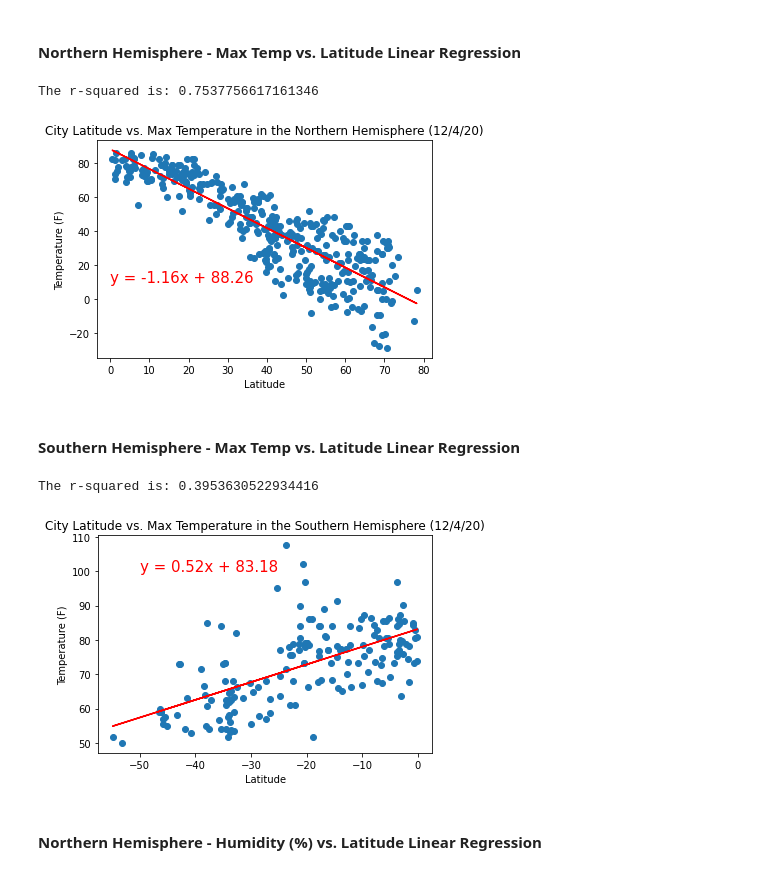
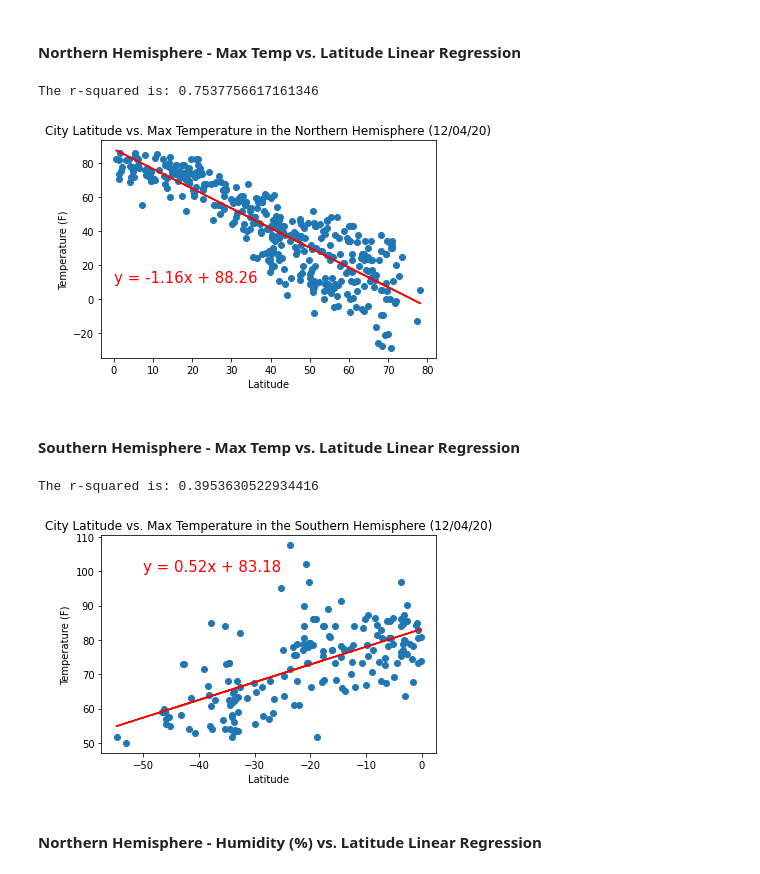
Before and after one commit to ntarver0409/weatherAnalysis, a Jupyter notebook: weatherAnalysis.ipynb, the cells around one changed output. Cells and saved outputs as stored; diff of their text form; code cells hidden in the pictures.

```diff
--- a/weatherAnalysis.ipynb
+++ b/weatherAnalysis.ipynb
@@ -221,28 +226,28 @@ southHem = weatherDataDf.loc[(weatherDataDf["Lat"] < 0)]
 # %%
 (slope, intercept, rvalue, pvalue, stderr) = linregress(northHem["Lat"],northHem["Max Temp"])
 
 regressValues = (northHem["Lat"]) * slope + intercept
 
 lineEq = "y = " + str(round(slope,2)) + "x + " + str(round(intercept,2))
 
 plt.scatter(northHem["Lat"],northHem["Max Temp"])
 
 plt.plot((northHem["Lat"]),regressValues,"r-")
 
-plt.title("City Latitude vs. Max Temperature in the Northern Hemisphere (12/4/20)")
+plt.title(f"City Latitude vs. Max Temperature in the Northern Hemisphere ({date})")
 
 plt.xlabel("Latitude")
 
 plt.ylabel("Temperature (F)")
 
 plt.annotate(lineEq,(0,10),fontsize=15,color="red")
 
 print(f"The r-squared is: {rvalue**2}")
 
 plt.savefig("outputData/northLatVsTemp.png")
 # %% [output]
 The r-squared is: 0.7537756617161346
-[figure, old version]
+[figure, new version]
 # %% [markdown]
 ####  Southern Hemisphere - Max Temp vs. Latitude Linear Regression
 # %%
@@ -256,7 +261,7 @@ plt.scatter(southHem["Lat"],southHem["Max Temp"])
 
 plt.plot((southHem["Lat"]),regressValues,"r-")
 
-plt.title("City Latitude vs. Max Temperature in the Southern Hemisphere (12/4/20)")
+plt.title(f"City Latitude vs. Max Temperature in the Southern Hemisphere ({date})")
 
 plt.xlabel("Latitude")
 
@@ -269,7 +274,7 @@ print(f"The r-squared is: {rvalue**2}")
 plt.savefig("outputData/southLatVsTemp.png")
 # %% [output]
 The r-squared is: 0.3953630522934416
-[figure, old version]
+[figure, new version]
 # %% [markdown]
 ####  Northern Hemisphere - Humidity (%) vs. Latitude Linear Regression
 # %%
```
Also changed, not shown: parts of 12 cells of this notebook.
